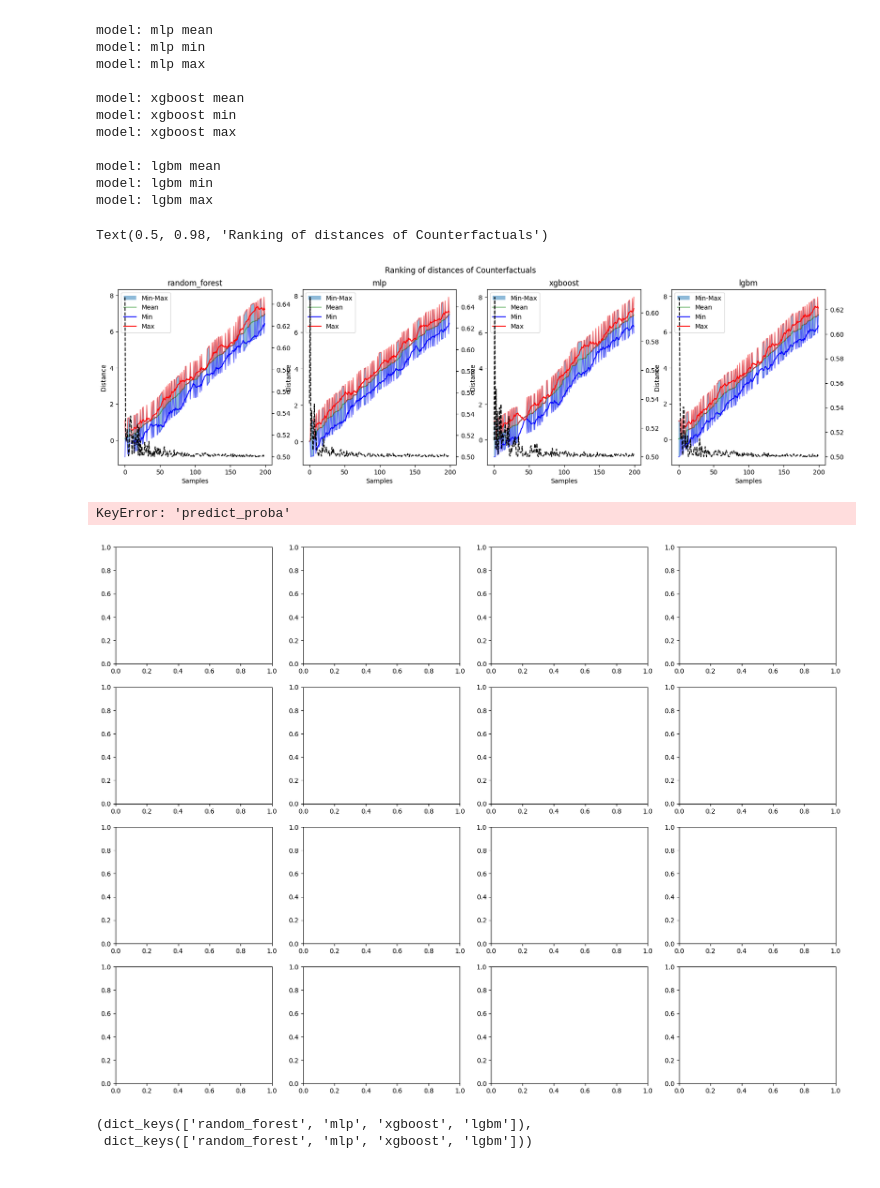
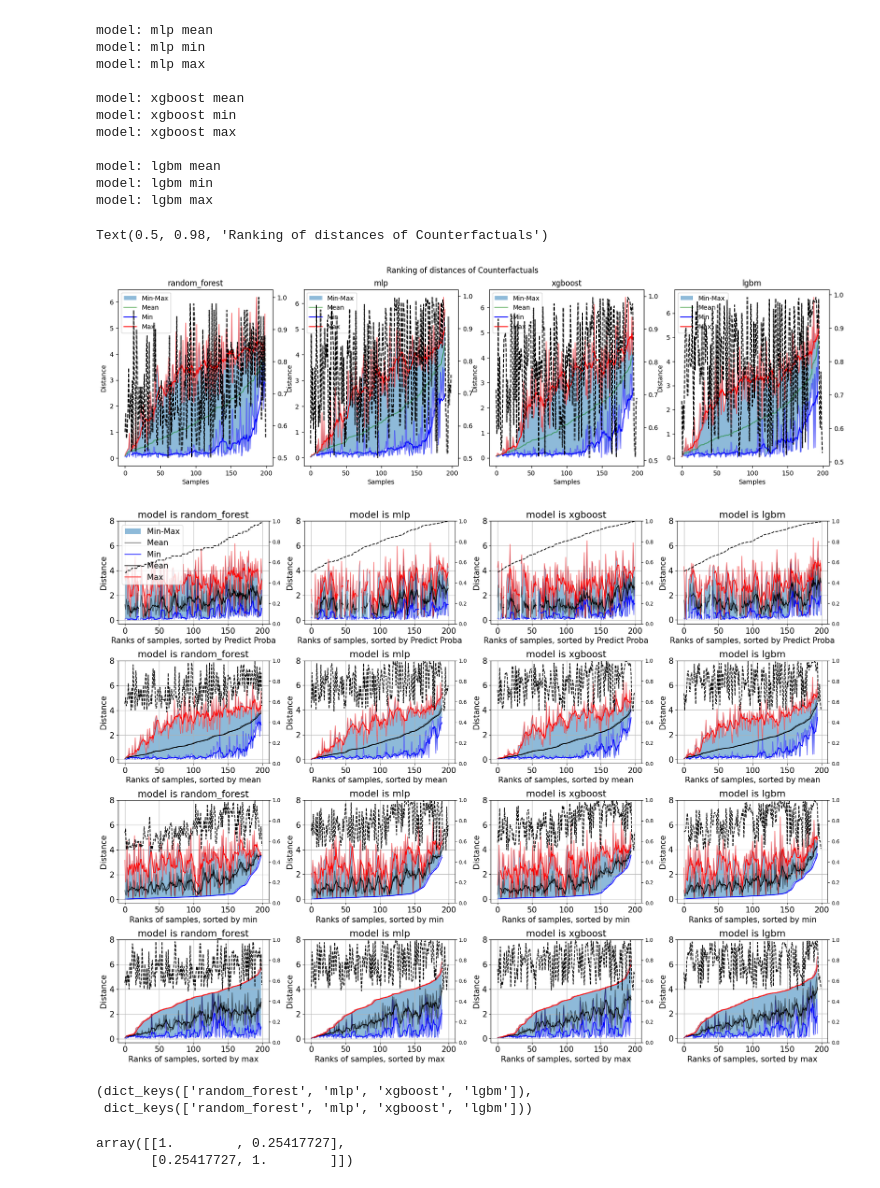
Before and after one commit to clarapunzi/SC-CE, a Jupyter notebook: eval.ipynb, the cells around one changed output. Saved outputs shown, nothing was run; the diff lists cells and outputs as text; code cells hidden in the pictures.

```diff
--- a/eval.ipynb
+++ b/eval.ipynb
@@ -114,13 +114,13 @@ def get_mean_distance(x,y,policy="l2"):
 
 
 start = time.time()
-for k in tqdm(models.keys()):
+for jj,k in enumerate(tqdm(models.keys())):
     # load the counterfactuals
     result_folder_path = os.path.join(cf_results,
                         k,
                         dt_name)
     print("looking into the folder ",result_folder_path)
-    '''results = os.listdir(result_folder_path)
+    results = os.listdir(result_folder_path)
     print(len(results))
     # take the most recent using os.path.getmtime
     results = sorted(results,key=lambda x: os.path.getmtime(os.path.join(result_folder_path,x)),reverse=True)
@@ -138,26 +138,26 @@ for k in tqdm(models.keys()):
     # - instace_idx (the index of the instance in the calibration set)
     # - original_instance (the original class of the instance)
     # - true_class (the true class of the instance)
-    '''
+
     mean_dists = []
     std_dists = []
     min_dists = []
     max_dists = []
     probabs = []
 
-    cfs = {"cfs":np.arange(200)}
+    # cfs = {"cfs":np.arange(200)}
 
     for i in tnrange(cfs["cfs"].shape[0]):
-        # since we are now in a local server just create fake data to test the plots
-        mean_dists.append(np.random.rand()*7)
-        std_dists.append(np.random.randint(0,2))
-        min_dists.append(mean_dists[-1]-std_dists[-1])
-        max_dists.append(mean_dists[-1]+std_dists[-1])
-        probabs.append(mean_dists[-1]/7+np.random.rand(2)*0.01)
-        probabs[-1] = probabs[-1]/probabs[-1].sum()
+        # # since we are now in a local server just create fake data to test the plots
+        # mean_dists.append(np.random.rand()*7)
+        # std_dists.append(np.random.randint(0,2))
+        # min_dists.append(mean_dists[-1]-std_dists[-1])
+        # max_dists.append(mean_dists[-1]+std_dists[-1])
+        # probabs.append(mean_dists[-1]/7+np.random.rand(2)*0.01)
+        # probabs[-1] = probabs[-1]/probabs[-1].sum()
+        # continue
 
 
-        continue
 
         # print(cfs["cfs"][0].keys())
         # print(cfs["cfs"][0]["metadata"])
@@ -191,10 +191,11 @@ for k in tqdm(models.keys()):
         probabs.append(pred_prob)
 
         # print(distancies)
-        if i / 4 < 1:
-            sns.kdeplot(distancies,cumulative=False,label=str(i)+" "+str(len(distancies))+ " counterfactuals "+k,ax=axs[i])
+        #if i / 4 < 1:
+        #   sns.kdeplot(distancies,cumulative=False,label=str(i)+" "+str(len(distancies))+ " counterfactuals "+k,ax=axs[i])
+        sns.kdeplot(distancies,cumulative=True,ax=axs[jj])
 
-
+    axs[jj].set_title(k)
     all_ranking_list_mean[k] = mean_dists
     all_ranking_list_std[k] = std_dists
     all_ranking_list_min[k] = min_dists
@@ -318,7 +333,7 @@ for i,k in enumerate(models.keys()):
 plt.suptitle("Ranking of distances of Counterfactuals")
 # %% [output]
 Text(0.5, 0.98, 'Ranking of distances of Counterfactuals')
-[figure, old version]
+[figure, new version]
 # %%
 # now the plots!
 # create 4 subplots
@@ -340,16 +355,16 @@ def create_plot_distances(dictionary,
     rank_m = dictionary["min"][argsorted]
     rank_M = dictionary["max"][argsorted]
     rank_mean = dictionary["mean"][argsorted]
-    rank_prob = dictionary["predict_proba"][argsorted]
+    rank_prob = dictionary["Predict Proba"][argsorted]
     axe.fill_between(np.arange(len(rank_m)),rank_m,rank_M,alpha=0.5,label="Min-Max")
     axe.plot(rank_m,alpha=0.5,color=min_color)
     axe.plot(rank_mean,label="Mean",alpha=0.5,color=mean_color)
     axe.plot(rank_M,alpha=0.5,color=max_color)
     #axe.errorbar(np.arange(len(rank_m)),rank_mean,yerr=rank_std,label="Std")
     # plot the "smoothed" values
-    # axe.plot(np.arange(len(rank_m)),pd.Series(rank_m).rolling(5).mean(),label="Min",color=min_color)
-    # axe.plot(np.arange(len(rank_mean)),pd.Series(rank_mean).rolling(5).mean(),label="Mean",color=mean_color)
-    # axe.plot(np.arange(len(rank_M)),pd.Series(rank_M).rolling(5).mean(),label="Max",color=max_color)
+    axe.plot(np.arange(len(rank_m)),pd.Series(rank_m).rolling(5).mean(),label="Min",color=min_color)
+    axe.plot(np.arange(len(rank_mean)),pd.Series(rank_mean).rolling(5).mean(),label="Mean",color=mean_color)
+    axe.plot(np.arange(len(rank_M)),pd.Series(rank_M).rolling(5).mean(),label="Max",color=max_color)
     axe.set_title(sortby)
     if legend:
         axe.legend(fontsize=15)
@@ -362,41 +377,40 @@ def create_plot_distances(dictionary,
         ylims = axe.get_ylim()
 
         axe.set_ylim(ylims[0],ylim)
-    if "predict_proba" in dictionary.keys():
+    if "Predict Proba" in dictionary.keys():
         ax2 = axe.twinx()
         ax2.plot(np.arange(len(rank_m)),rank_prob,label="Probability",color="black",linestyle="--")
         ax2.set_ylim(0,1)
     axe.xaxis.set_tick_params(labelsize=15)
     axe.yaxis.set_tick_params(labelsize=15)
     return axe
 
 
 fig, axs = plt.subplots(4, 4, figsize=(20, 15))
 axs = axs.flatten()
 # each model goes in a different subplot
 # we plot the sorted values of the minimum and the maximum distances,
 # then we shade the area between them. On top of that we plot the mean
 # at each data point we plot a vertical line with the std value of the distances, centeed at the mean
 c=0
-for name in ["mean","min","max"]+["Predict Proba"]:
+for name in ["Predict Proba"]+["mean","min","max"]:
     for k in models.keys():
         create_plot_distances(dictionary={
                                 "mean":all_ranking_list_mean[k],
                                 "std":all_ranking_list_std[k],
                                 "min":all_ranking_list_min[k],
                                 "max":all_ranking_list_max[k],
                                 "Predict Proba":np.array(all_probabs[k]).max(axis=1)},
                         sortby=name,
                         axe=axs[c],
                         title="model is "+k,
-                        legend=(True if c %4== 0 else False),
+                        legend=(True if c==0 else False ),#%4== 0 else False),
                         ylim = 8)
         c+=1
 plt.tight_layout()
 plt.show()
 # %% [output]
-KeyError: 'predict_proba'
-[figure, old version]
+[figure, new version]
 # %%
 # save the data on the disk under the debug folder
 # all the ranking and the counterfactuals's distances
@@ -416,6 +430,12 @@ all_ranking_list_min.keys(),models.keys()
 # %% [output]
 (dict_keys(['random_forest', 'mlp', 'xgboost', 'lgbm']),
  dict_keys(['random_forest', 'mlp', 'xgboost', 'lgbm']))
+# %%
+np.corrcoef(all_ranking_list_min[k][~np.isinf(all_ranking_list_min[k])],
+            np.array(all_probabs[k]).max(axis=1)[~np.isinf(all_ranking_list_min[k])])
+# %% [output]
+array([[1.        , 0.25417727],
+       [0.25417727, 1.        ]])
 # %%
 # check the correlation between the distances and the predict probailities of the model
 # we can use the predict_proba of the model to get the probability of the class
```
Also changed, not shown: parts of 8 cells of this notebook, 5 other files.
